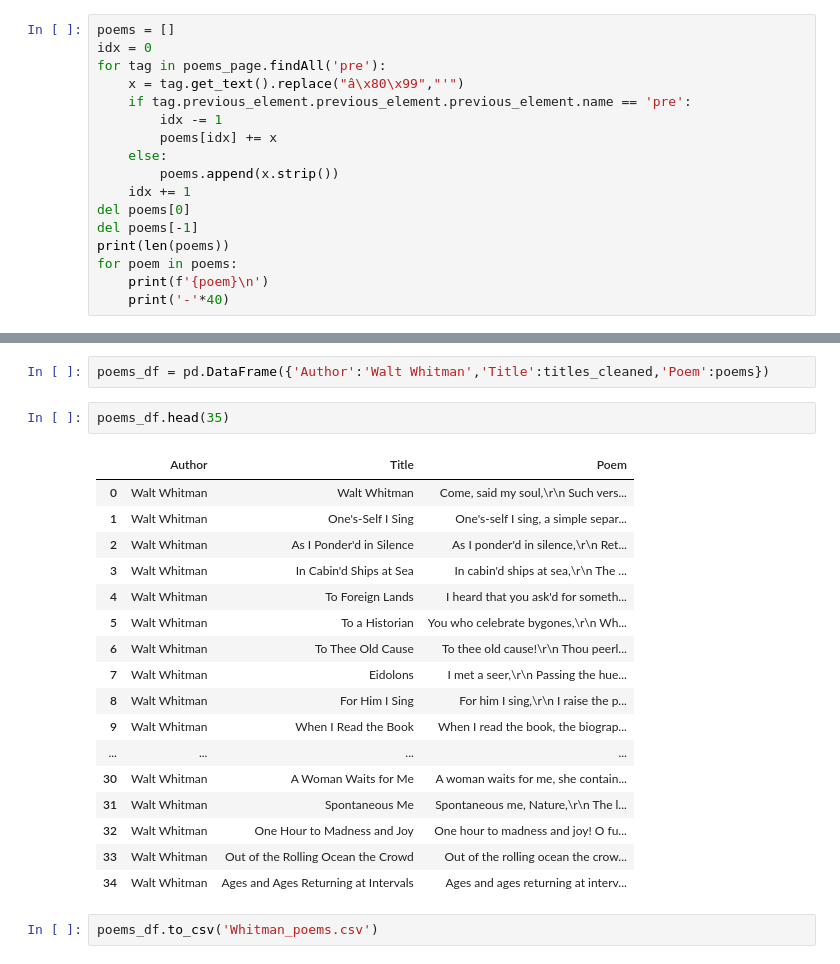
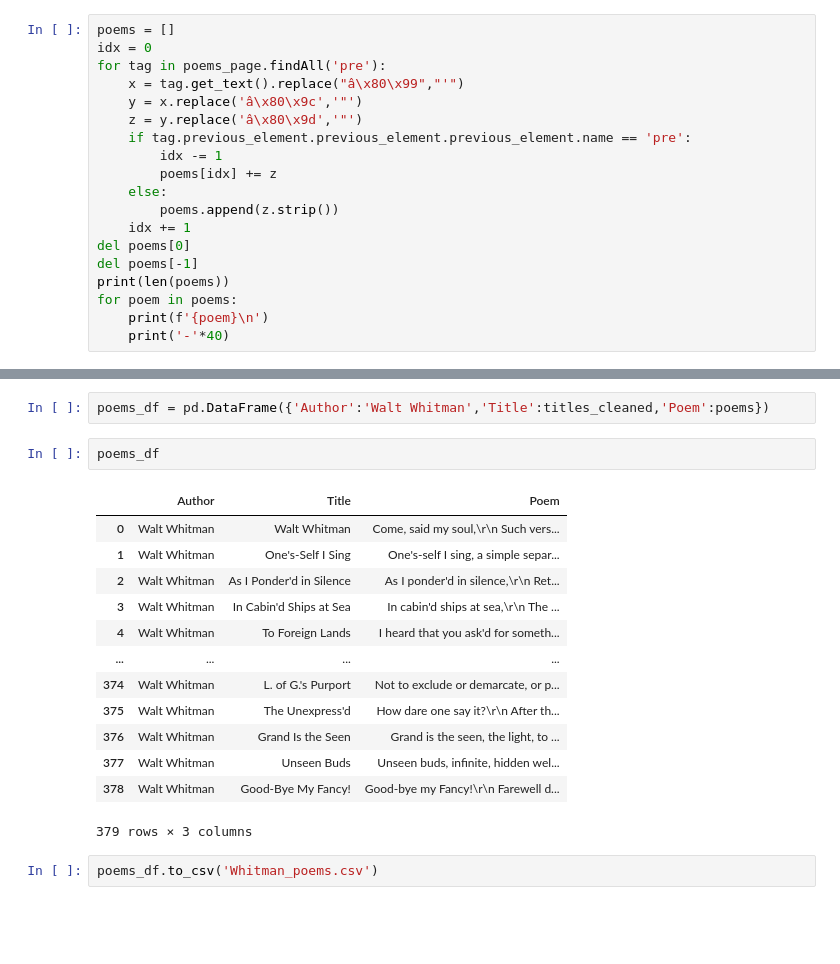
Before and after one commit to robezal/gopo, a Jupyter notebook: whitman_poems.ipynb, the cells around one changed output, grey strips where cells are left out. Cells and saved outputs as stored; diff of their text form; blank space fills up the shorter version.

```diff
--- a/whitman_poems.ipynb
+++ b/whitman_poems.ipynb
@@ -31,11 +31,13 @@ poems = []
 idx = 0
 for tag in poems_page.findAll('pre'):
     x = tag.get_text().replace("â\x80\x99","'")
+    y = x.replace('â\x80\x9c','"')
+    z = y.replace('â\x80\x9d','"')
     if tag.previous_element.previous_element.previous_element.name == 'pre':
         idx -= 1
-        poems[idx] += x
+        poems[idx] += z
     else:
-        poems.append(x.strip())
+        poems.append(z.strip())
     idx += 1
 del poems[0]
 del poems[-1]
@@ -114,24 +116,20 @@ print(titles_cleaned)
 # %%
 poems_df = pd.DataFrame({'Author':'Walt Whitman','Title':titles_cleaned,'Poem':poems})
 # %%
-poems_df.head(35)
+poems_df
 # %% [output]
 |  | Author | Title | Poem |
 | 0 | Walt Whitman | Walt Whitman | Come, said my soul,\r\n Such vers... |
 | 1 | Walt Whitman | One's-Self I Sing | One's-self I sing, a simple separ... |
 | 2 | Walt Whitman | As I Ponder'd in Silence | As I ponder'd in silence,\r\n Ret... |
 | 3 | Walt Whitman | In Cabin'd Ships at Sea | In cabin'd ships at sea,\r\n The ... |
 | 4 | Walt Whitman | To Foreign Lands | I heard that you ask'd for someth... |
-| 5 | Walt Whitman | To a Historian | You who celebrate bygones,\r\n Wh... |
-| 6 | Walt Whitman | To Thee Old Cause | To thee old cause!\r\n Thou peerl... |
-| 7 | Walt Whitman | Eidolons | I met a seer,\r\n Passing the hue... |
-| 8 | Walt Whitman | For Him I Sing | For him I sing,\r\n I raise the p... |
-| 9 | Walt Whitman | When I Read the Book | When I read the book, the biograp... |
 | ... | ... | ... | ... |
-| 30 | Walt Whitman | A Woman Waits for Me | A woman waits for me, she contain... |
-| 31 | Walt Whitman | Spontaneous Me | Spontaneous me, Nature,\r\n The l... |
-| 32 | Walt Whitman | One Hour to Madness and Joy | One hour to madness and joy! O fu... |
-| 33 | Walt Whitman | Out of the Rolling Ocean the Crowd | Out of the rolling ocean the crow... |
-| 34 | Walt Whitman | Ages and Ages Returning at Intervals | Ages and ages returning at interv... |
+| 374 | Walt Whitman | L. of G.'s Purport | Not to exclude or demarcate, or p... |
+| 375 | Walt Whitman | The Unexpress'd | How dare one say it?\r\n After th... |
+| 376 | Walt Whitman | Grand Is the Seen | Grand is the seen, the light, to ... |
+| 377 | Walt Whitman | Unseen Buds | Unseen buds, infinite, hidden wel... |
+| 378 | Walt Whitman | Good-Bye My Fancy! | Good-bye my Fancy!\r\n Farewell d... |
+379 rows × 3 columns
 # %%
 poems_df.to_csv('Whitman_poems.csv')
```
Also changed, not shown: parts of 1 cell of this notebook, 8 other files.
